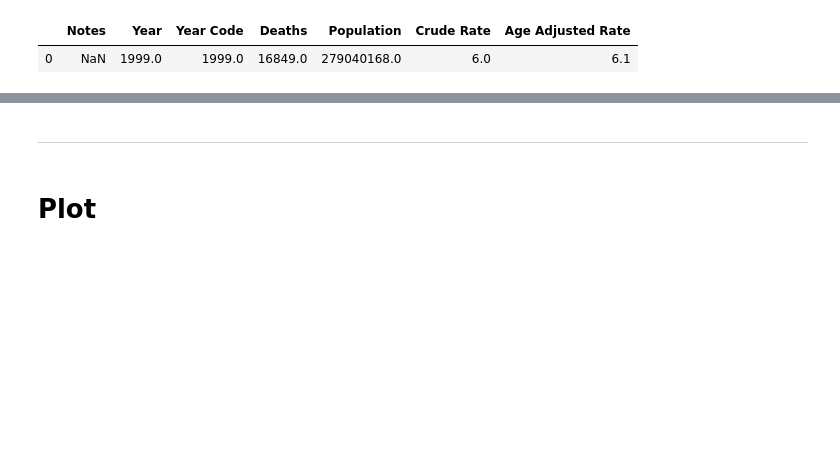
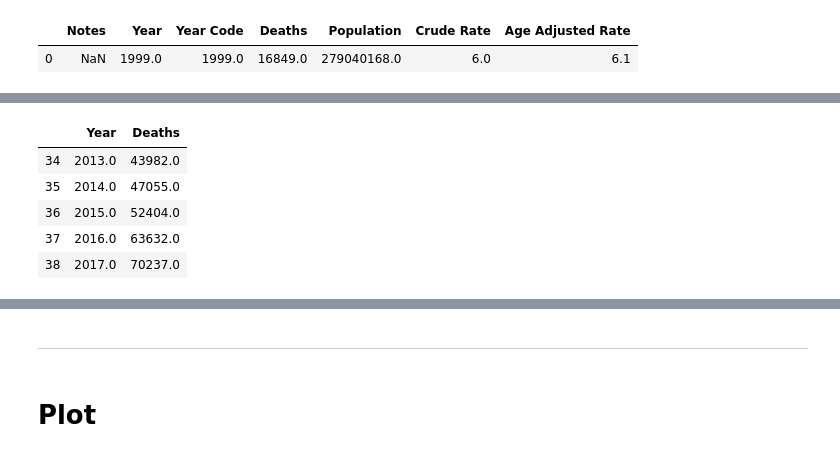
Before and after one commit to nithish08/opioids, a Jupyter notebook: src/MS-fentanyl-rise.ipynb, the cells around one changed output, grey strips where cells are left out. Cells and saved outputs as stored; diff of their text form; code cells hidden in the pictures; blank space fills up the shorter version.

```diff
--- a/src/MS-fentanyl-rise.ipynb
+++ b/src/MS-fentanyl-rise.ipynb
@@ -188 +164,18 @@ drugs_all = pd.concat([drugs, all2018], sort=False, ignore_index=True)
+# %%
+# Splits at jump in fentanyl overdoses (2014-15)
+# (for colour-coding in ggplot)
+synth_pre2014 = synth_all[:15]
+synth_post2014 = synth_all[14:-1]
+
+drugs_pre2014 = drugs_all[1:35]
+drugs_post2014 = drugs_all[34:-1]
+
+drugs_post2014
+# %% [output]
+|  | Year | Deaths |
+| 34 | 2013.0 | 43982.0 |
+| 35 | 2014.0 | 47055.0 |
+| 36 | 2015.0 | 52404.0 |
+| 37 | 2016.0 | 63632.0 |
+| 38 | 2017.0 | 70237.0 |
 # %%
```
Also changed, not shown: parts of 35 cells of this notebook, 7 other files.
